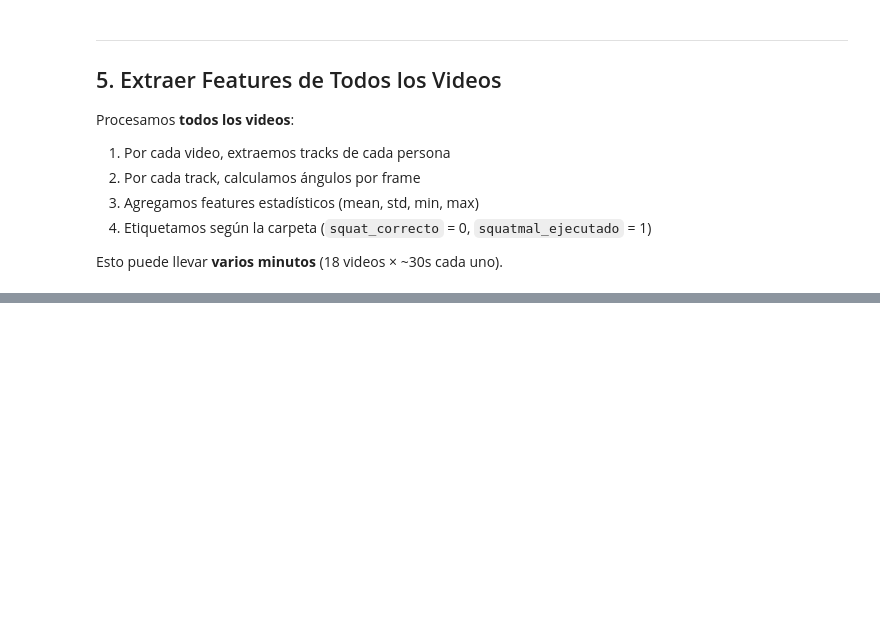
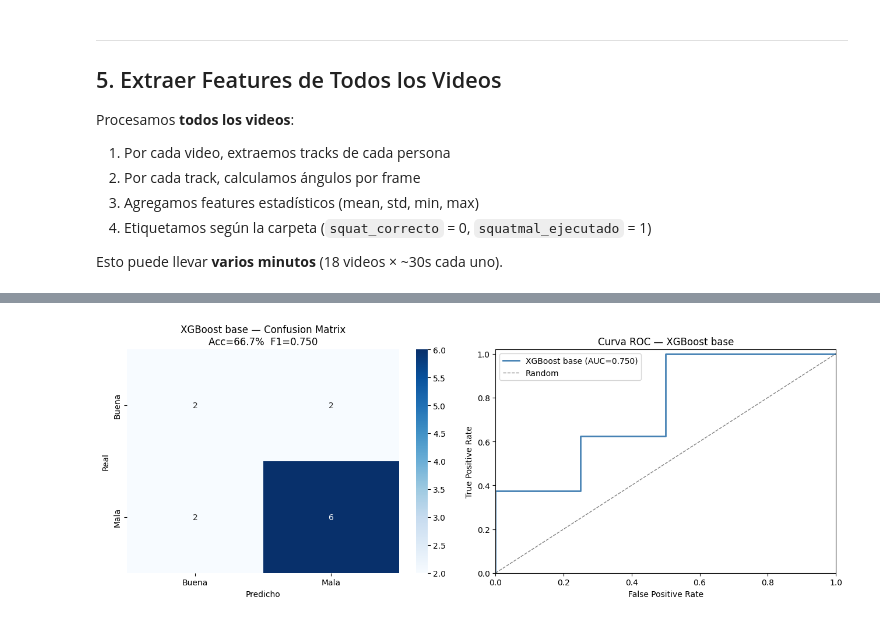
Before and after one commit to yeyorg/proyecto-vision, a Jupyter notebook: xgboost_training.ipynb, the cells around one changed output, grey strips where cells are left out. Cells and saved outputs as stored; diff of their text form; code cells hidden in the pictures; blank space fills up the shorter version.

```diff
--- a/xgboost_training.ipynb
+++ b/xgboost_training.ipynb
@@ -562,7 +654,6 @@ Convertimos las features a matriz numérica y separamos en train/test.
 # %%
 # ── Preparar X, y ────────────────────────────────────────────
 
-# Features (columnas que terminan en _mean, _std, _min, _max)
 feature_cols = sorted([c for c in df.columns
                        if c.endswith(("_mean", "_std", "_min", "_max"))])
 print(f"Features totales: {len(feature_cols)}")
@@ -583,9 +674,17 @@ print(f"X shape: {X.shape}")
 print(f"y shape: {y.shape}")
 print(f"Clases: 0={sum(y==0)}, 1={sum(y==1)}")
 
-# ── Train / Test split ──────────────────────────────────────
-X_train, X_test, y_train, y_test = train_test_split(
-    X, y, test_size=0.25, random_state=42, stratify=y
+# ── Desbalance de clases ─────────────────────────────────────
+n_neg = int(sum(y == 0))
+n_pos = int(sum(y == 1))
+scale_pos_weight = n_neg / n_pos
+print(f"\n⚖️  Desbalance — scale_pos_weight: {scale_pos_weight:.2f}")
+print(f"   ({n_neg} squat_correcto / {n_pos} squatmal_ejecutado)")
+
+# ── Train / Test split — guardamos índices para comparación justa en Sec. 9 ──
+indices = np.arange(len(y))
+X_train, X_test, y_train, y_test, idx_train, idx_test = train_test_split(
+    X, y, indices, test_size=0.25, random_state=42, stratify=y
 )
 print(f"\nSplit: train={len(X_train)}, test={len(X_test)}")
 print(f"  Train: 0={sum(y_train==0)}, 1={sum(y_train==1)}")
@@ -604,5 +715,7 @@ Después evaluamos con **validación cruzada** (StratifiedKFold, 5 folds).
 # %%
-# ── Entrenar modelo base ─────────────────────────────────────
+from sklearn.metrics import roc_auc_score, roc_curve, f1_score
+
+# ── Parámetros base ───────────────────────────────────────────
 
 params = {
     "n_estimators": 200,
@@ -610,27 +723,52 @@ params = {
     "learning_rate": 0.1,
     "subsample": 0.8,
     "colsample_bytree": 0.8,
+    "scale_pos_weight": scale_pos_weight,   # compensa 7 buenos vs 12 malos
     "random_state": 42,
     "eval_metric": "logloss",
-    "use_label_encoder": False,
 }
 
-model = xgb.XGBClassifier(**params)
-model.fit(X_train, y_train)
+xgb_clf = xgb.XGBClassifier(**params)
+xgb_clf.fit(X_train, y_train)
 
-# Predicciones
-y_pred = model.predict(X_test)
-y_proba = model.predict_proba(X_test)[:, 1]
+# ── Predicciones ─────────────────────────────────────────────
 
-# Métricas
-acc = accuracy_score(y_test, y_pred)
-print(f"🎯 Accuracy: {acc:.2%}")
+y_pred_xgb  = xgb_clf.predict(X_test)
+y_proba_xgb = xgb_clf.predict_proba(X_test)[:, 1]
+
+# ── Métricas ─────────────────────────────────────────────────
+
+acc_xgb = accuracy_score(y_test, y_pred_xgb)
+f1_xgb  = f1_score(y_test, y_pred_xgb, zero_division=0)
+auc_xgb = roc_auc_score(y_test, y_proba_xgb)
+
+print(f"🎯 Accuracy: {acc_xgb:.2%}")
+print(f"📐 F1 Score: {f1_xgb:.4f}")
+print(f"📈 ROC-AUC:  {auc_xgb:.4f}")
 print(f"\n📋 Classification Report:")
-print(classification_report(y_test, y_pred, target_names=["Buena", "Mala"]))
-print(f"\n📊 Confusion Matrix:")
-cm = confusion_matrix(y_test, y_pred)
-sns.heatmap(cm, annot=True, fmt="d", cmap="Blues",
-            xticklabels=["Buena", "Mala"], yticklabels=["Buena", "Mala"])
-plt.ylabel("Real")
-plt.xlabel("Predicho")
+print(classification_report(y_test, y_pred_xgb, target_names=["Buena", "Mala"]))
+
+# ── Confusion matrix + ROC curve (lado a lado) ────────────────
+
+fig, axes = plt.subplots(1, 2, figsize=(13, 5))
+
+cm_xgb = confusion_matrix(y_test, y_pred_xgb)
+sns.heatmap(cm_xgb, annot=True, fmt="d", cmap="Blues",
+            xticklabels=["Buena", "Mala"], yticklabels=["Buena", "Mala"], ax=axes[0])
+axes[0].set_ylabel("Real")
+axes[0].set_xlabel("Predicho")
+axes[0].set_title(f"XGBoost base — Confusion Matrix\nAcc={acc_xgb:.1%}  F1={f1_xgb:.3f}")
+
+fpr, tpr, _ = roc_curve(y_test, y_proba_xgb)
+axes[1].plot(fpr, tpr, color="steelblue", lw=2, label=f"XGBoost base (AUC={auc_xgb:.3f})")
+axes[1].plot([0, 1], [0, 1], "k--", lw=1, alpha=0.5, label="Random")
+axes[1].set_xlabel("False Positive Rate")
+axes[1].set_ylabel("True Positive Rate")
+axes[1].set_title("Curva ROC — XGBoost base")
+axes[1].legend()
+axes[1].set_xlim([0, 1])
+axes[1].set_ylim([0, 1.02])
+
+plt.tight_layout()
 plt.show()
+# %% [output]
@@ -637 +788,2 @@ plt.show()
+[figure, added]
 # %%
```
Also changed, not shown: parts of 24 cells of this notebook, 3 other files.
